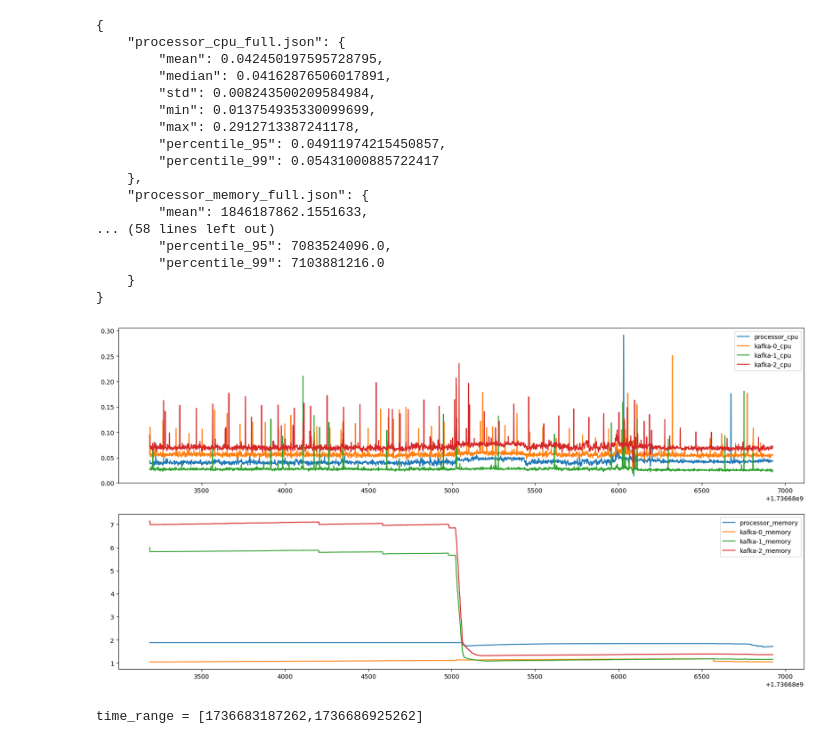
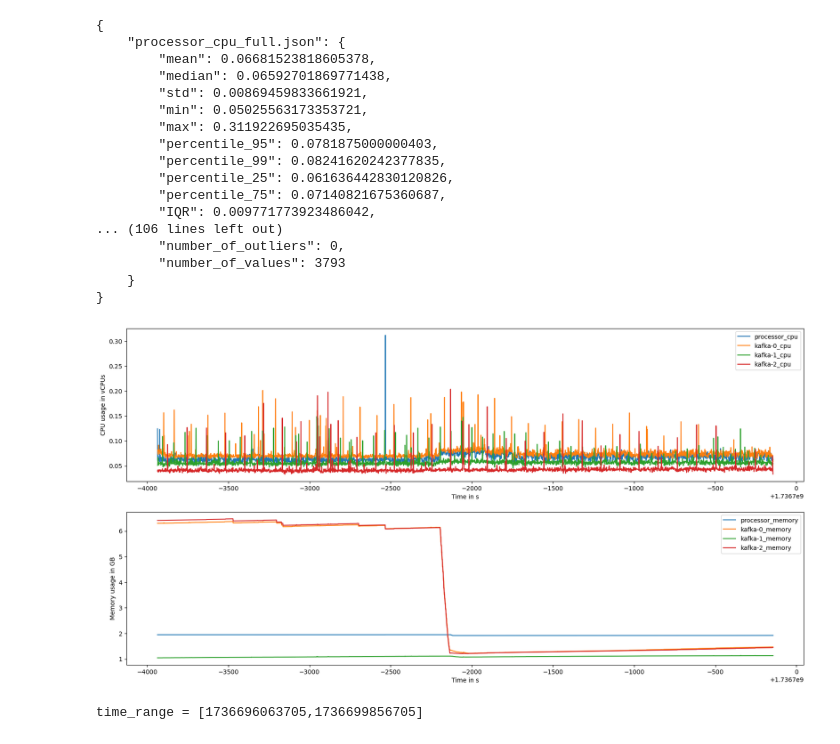
Before and after one commit to Joystick01/BA-Statistics, a Jupyter notebook: usage.ipynb, the cells around one changed output. Drawn from its saved outputs; the diff is of its cells as text; code cells hidden in the pictures.

```diff
--- a/usage.ipynb
+++ b/usage.ipynb
@@ -1,5 +1,5 @@
 # %%
-folder = "/media/kakn/storage/prometheus_export/low_v2"
+folder = "/media/kakn/storage/prometheus_export/high_v3"
 # %%
 import json, os
 
@@ -51,58 +51,68 @@ for series in values:
         "min": np.min(values[series][:,1]),
         "max": np.max(values[series][:,1]),
         "percentile_95": np.percentile(values[series][:,1], 95),
-        "percentile_99": np.percentile(values[series][:,1], 99)
+        "percentile_99": np.percentile(values[series][:,1], 99),
+        "percentile_25": np.percentile(values[series][:,1], 25),
+        "percentile_75": np.percentile(values[series][:,1], 75),
+        "IQR": np.percentile(values[series][:,1], 75) - np.percentile(values[series][:,1], 25),
+        "outlier_threshold": np.percentile(values[series][:,1], 75) + 1.5 * (np.percentile(values[series][:,1], 75) - np.percentile(values[series][:,1], 25)),
+        "number_of_outliers": len(list(filter(lambda x: x > np.percentile(values[series][:,1], 75) + 1.5 * (np.percentile(values[series][:,1], 75) - np.percentile(values[series][:,1], 25)), values[series][:,1]))),
+        "number_of_values": len(values[series][:,1]),
     }
 
 print(json.dumps(statistic, indent=4))
 # %% [output]
 {
     "processor_cpu_full.json": {
-        "mean": 0.042450197595728795,
-        "median": 0.04162876506017891,
-        "std": 0.008243500209584984,
-        "min": 0.013754935330099699,
-        "max": 0.2912713387241178,
-        "percentile_95": 0.04911974215450857,
-        "percentile_99": 0.05431000885722417
-    },
-    "processor_memory_full.json": {
-        "mean": 1846187862.1551633,
-... (58 lines left out)
-        "percentile_95": 7083524096.0,
-        "percentile_99": 7103881216.0
+        "mean": 0.06681523818605378,
+        "median": 0.06592701869771438,
+        "std": 0.00869459833661921,
+        "min": 0.05025563173353721,
+        "max": 0.311922695035435,
+        "percentile_95": 0.0781875000000403,
+        "percentile_99": 0.08241620242377835,
+        "percentile_25": 0.061636442830120826,
+        "percentile_75": 0.07140821675360687,
+        "IQR": 0.009771773923486042,
+... (106 lines left out)
+        "number_of_outliers": 0,
+        "number_of_values": 3793
     }
 }
 # %%
 #plot ressource usage of processor and kafka
 
 import matplotlib.pyplot as plt
 
 #umrechnung von byte in gb
 
 GBValues = {}
 
 for series in values:
     if "memory" in series:
         GBValues[series] = np.array(list(map(lambda x: (x[0], x[1] / 1000 / 1000 / 1000), values[series])))
 
 plt.figure(figsize=(20, 10))
 plt.subplot(2, 1, 1)
 plt.plot(values["processor_cpu_full.json"][:,0], values["processor_cpu_full.json"][:,1], label="processor_cpu")
 plt.plot(values["kafka-0_cpu_full.json"][:,0], values["kafka-0_cpu_full.json"][:,1], label="kafka-0_cpu")
 plt.plot(values["kafka-1_cpu_full.json"][:,0], values["kafka-1_cpu_full.json"][:,1], label="kafka-1_cpu")
 plt.plot(values["kafka-2_cpu_full.json"][:,0], values["kafka-2_cpu_full.json"][:,1], label="kafka-2_cpu")
 plt.legend()
+plt.ylabel("CPU usage in vCPUs")
+plt.xlabel("Time in s")
 plt.subplot(2, 1, 2)
 plt.plot(GBValues["processor_memory_full.json"][:,0], GBValues["processor_memory_full.json"][:,1], label="processor_memory")
 plt.plot(GBValues["kafka-0_memory_full.json"][:,0], GBValues["kafka-0_memory_full.json"][:,1], label="kafka-0_memory")
 plt.plot(GBValues["kafka-1_memory_full.json"][:,0], GBValues["kafka-1_memory_full.json"][:,1], label="kafka-1_memory")
 plt.plot(GBValues["kafka-2_memory_full.json"][:,0], GBValues["kafka-2_memory_full.json"][:,1], label="kafka-2_memory")
+plt.ylabel("Memory usage in GB")
+plt.xlabel("Time in s")
 plt.legend()
 plt.show()
 # %% [output]
-[figure, old version]
+[figure, new version]
 # %%
 print("time_range = [%d,%d]" % (int(range_start * 1000), int(range_stop * 1000)))
 # %% [output]
-time_range = [1736683187262,1736686925262]
+time_range = [1736696063705,1736699856705]
```
Also changed, not shown: 2 other files.
